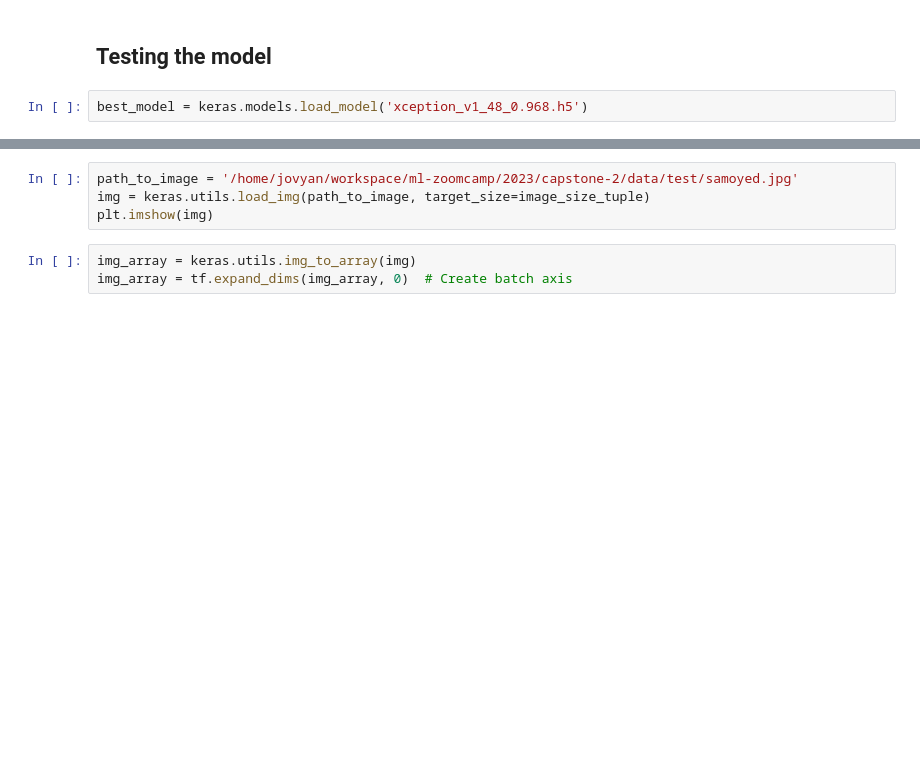
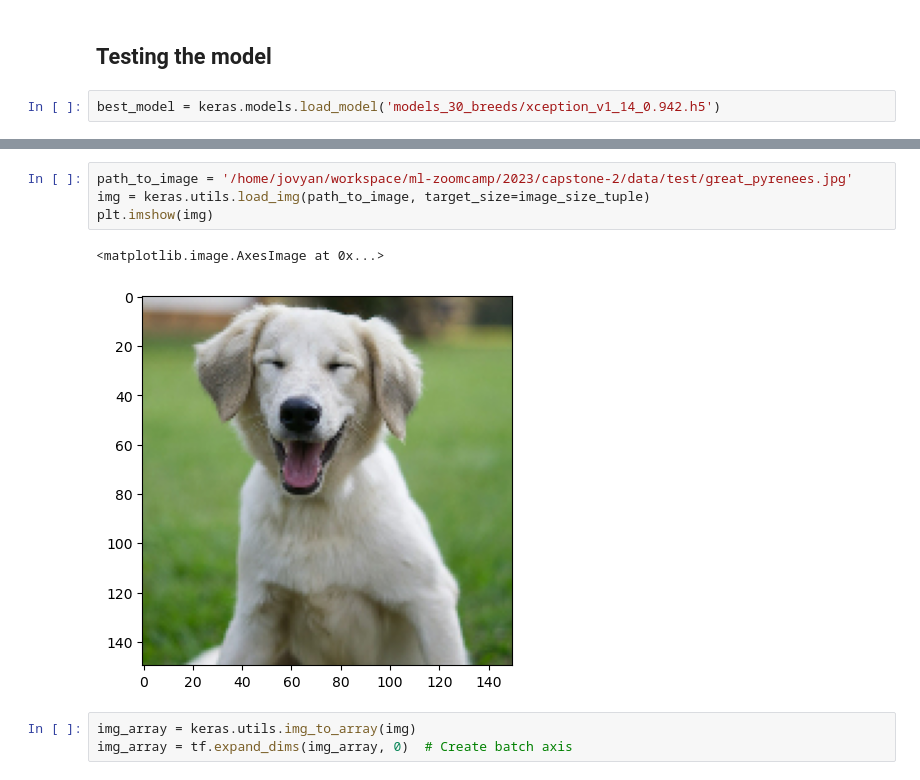
Before and after one commit to capac/ml-zoomcamp, a Jupyter notebook: 2023/capstone-2/notebook.ipynb, the cells around one changed output, grey strips where cells are left out. Saved outputs shown, nothing was run; the diff lists cells and outputs as text; blank space fills up the shorter version.

Commit message:
Saved best model xception_v1_14_0.942.h5

```diff
--- a/2023/capstone-2/notebook.ipynb
+++ b/2023/capstone-2/notebook.ipynb
@@ -520,7 +543,7 @@ plt.legend()
 # %% [markdown]
 ## Testing the model
 # %%
-best_model = keras.models.load_model('xception_v1_48_0.968.h5')
+best_model = keras.models.load_model('models_30_breeds/xception_v1_14_0.942.h5')
 # %%
 loss, test_acc = best_model.evaluate(test_ds)
 print(f'Test accuracy: {test_acc:.4f}')
@@ -527,7 +553,10 @@ print(f'Test accuracy: {test_acc:.4f}')
 # %%
-path_to_image = '/home/jovyan/workspace/ml-zoomcamp/2023/capstone-2/data/test/samoyed.jpg'
+path_to_image = '/home/jovyan/workspace/ml-zoomcamp/2023/capstone-2/data/test/great_pyrenees.jpg'
 img = keras.utils.load_img(path_to_image, target_size=image_size_tuple)
 plt.imshow(img)
+# %% [output]
+<matplotlib.image.AxesImage at 0x...>
+[figure, added]
 # %%
 img_array = keras.utils.img_to_array(img)
 img_array = tf.expand_dims(img_array, 0)  # Create batch axis
```
Also changed, not shown: parts of 7 cells of this notebook.
